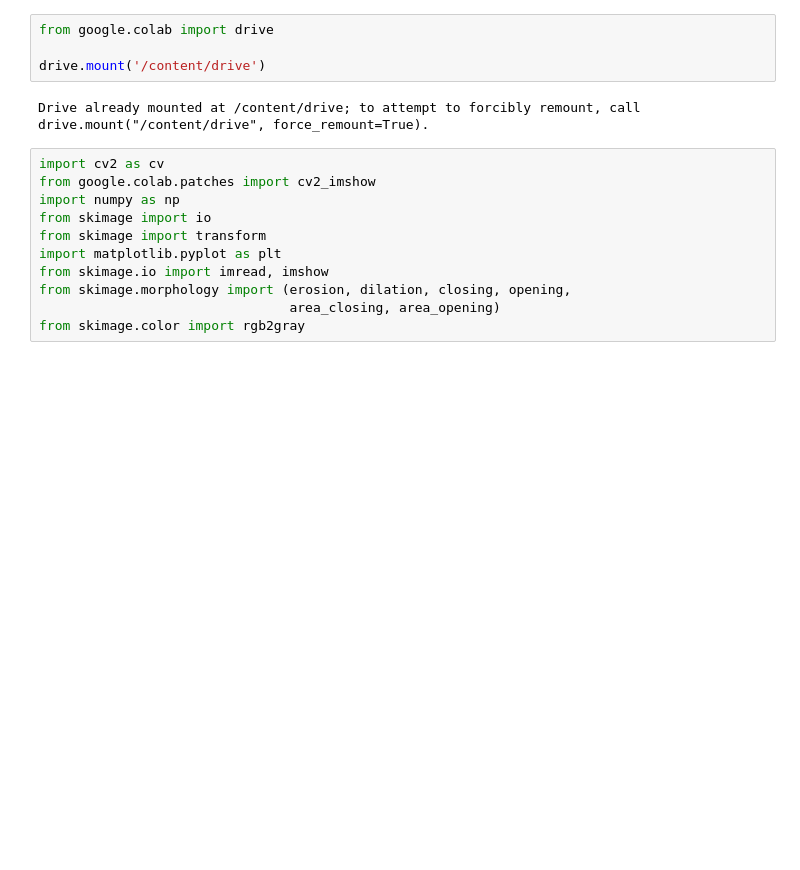
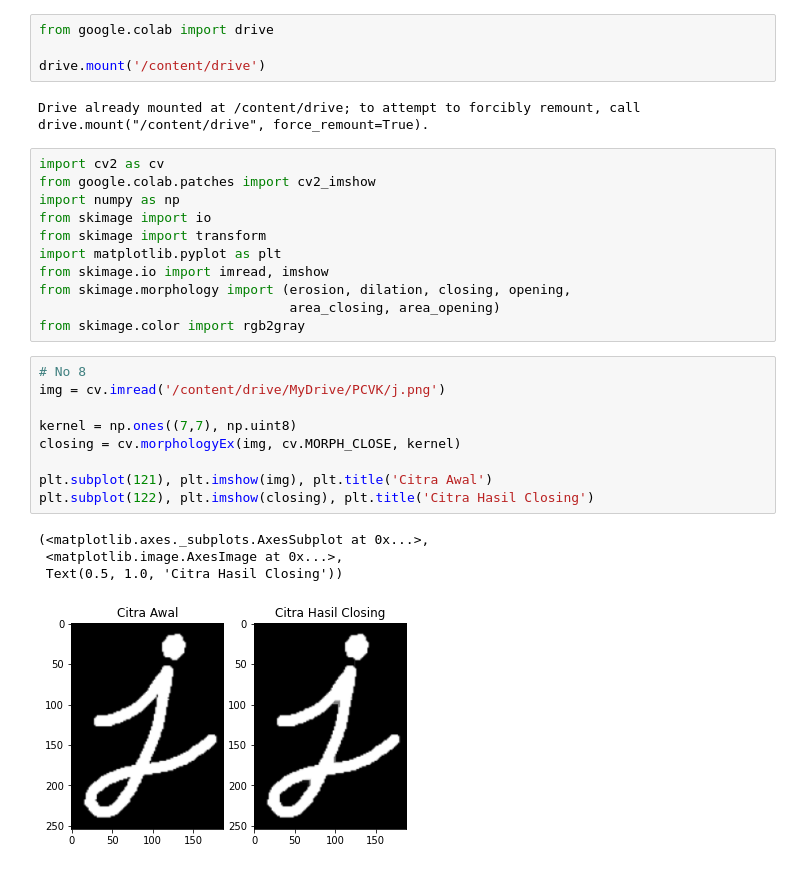
Before and after one commit to DimasNDP/PCVK_Genap_2021, a Jupyter notebook: Week9.ipynb, the cells around one changed output. Cells and saved outputs as stored; diff of their text form; blank space fills up the shorter version.

```diff
--- a/Week9.ipynb
+++ b/Week9.ipynb
@@ -17,3 +17,17 @@ from skimage.io import imread, imshow
 from skimage.morphology import (erosion, dilation, closing, opening,
                                 area_closing, area_opening)
 from skimage.color import rgb2gray
+# %%
+# No 8
+img = cv.imread('/content/drive/MyDrive/PCVK/j.png')
+
+kernel = np.ones((7,7), np.uint8)
+closing = cv.morphologyEx(img, cv.MORPH_CLOSE, kernel)
+
+plt.subplot(121), plt.imshow(img), plt.title('Citra Awal')
+plt.subplot(122), plt.imshow(closing), plt.title('Citra Hasil Closing')
+# %% [output]
+(<matplotlib.axes._subplots.AxesSubplot at 0x...>,
+ <matplotlib.image.AxesImage at 0x...>,
+ Text(0.5, 1.0, 'Citra Hasil Closing'))
+[figure, added]
```
Also changed, not shown: parts of 4 cells of this notebook.
